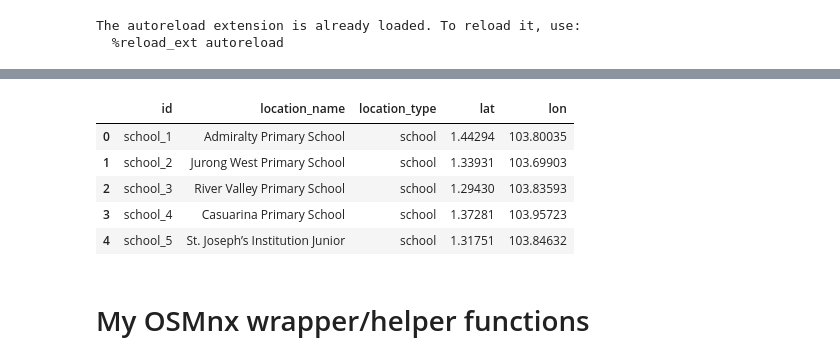
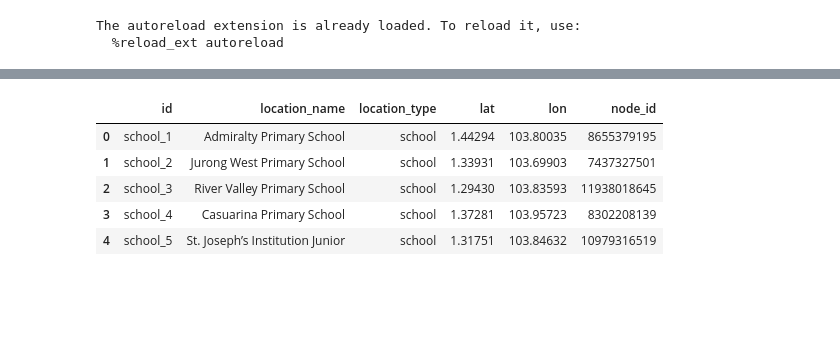
Before and after one commit to nicholas-ko-zy/django_map, a Jupyter notebook: google_or_tools.ipynb, the cells around one changed output, grey strips where cells are left out. Cells and saved outputs as stored; diff of their text form; code cells hidden in the pictures; blank space fills up the shorter version.

```diff
--- a/google_or_tools.ipynb
+++ b/google_or_tools.ipynb
@@ -151,14 +197,11 @@ Maximum of the route distances: 2192m
 # %%
 # My locations
-
-my_locations = pd.read_csv("data/locations.csv")
+my_locations = pd.read_csv("data/locations_w_node_id.csv")
 my_locations.head()
 # %% [output]
-|  | id | location_name | location_type | lat | lon |
-| 0 | school_1 | Admiralty Primary School | school | 1.44294 | 103.80035 |
-| 1 | school_2 | Jurong West Primary School | school | 1.33931 | 103.69903 |
-| 2 | school_3 | River Valley Primary School | school | 1.29430 | 103.83593 |
-| 3 | school_4 | Casuarina Primary School | school | 1.37281 | 103.95723 |
-| 4 | school_5 | St. Joseph’s Institution Junior | school | 1.31751 | 103.84632 |
+|  | id | location_name | location_type | lat | lon | node_id |
+| 0 | school_1 | Admiralty Primary School | school | 1.44294 | 103.80035 | 8655379195 |
+| 1 | school_2 | Jurong West Primary School | school | 1.33931 | 103.69903 | 7437327501 |
+| 2 | school_3 | River Valley Primary School | school | 1.29430 | 103.83593 | 11938018645 |
+| 3 | school_4 | Casuarina Primary School | school | 1.37281 | 103.95723 | 8302208139 |
+| 4 | school_5 | St. Joseph’s Institution Junior | school | 1.31751 | 103.84632 | 10979316519 |
-# %% [markdown]
-# My OSMnx wrapper/helper functions
```
Also changed, not shown: parts of 27 cells of this notebook, 2 other files.
